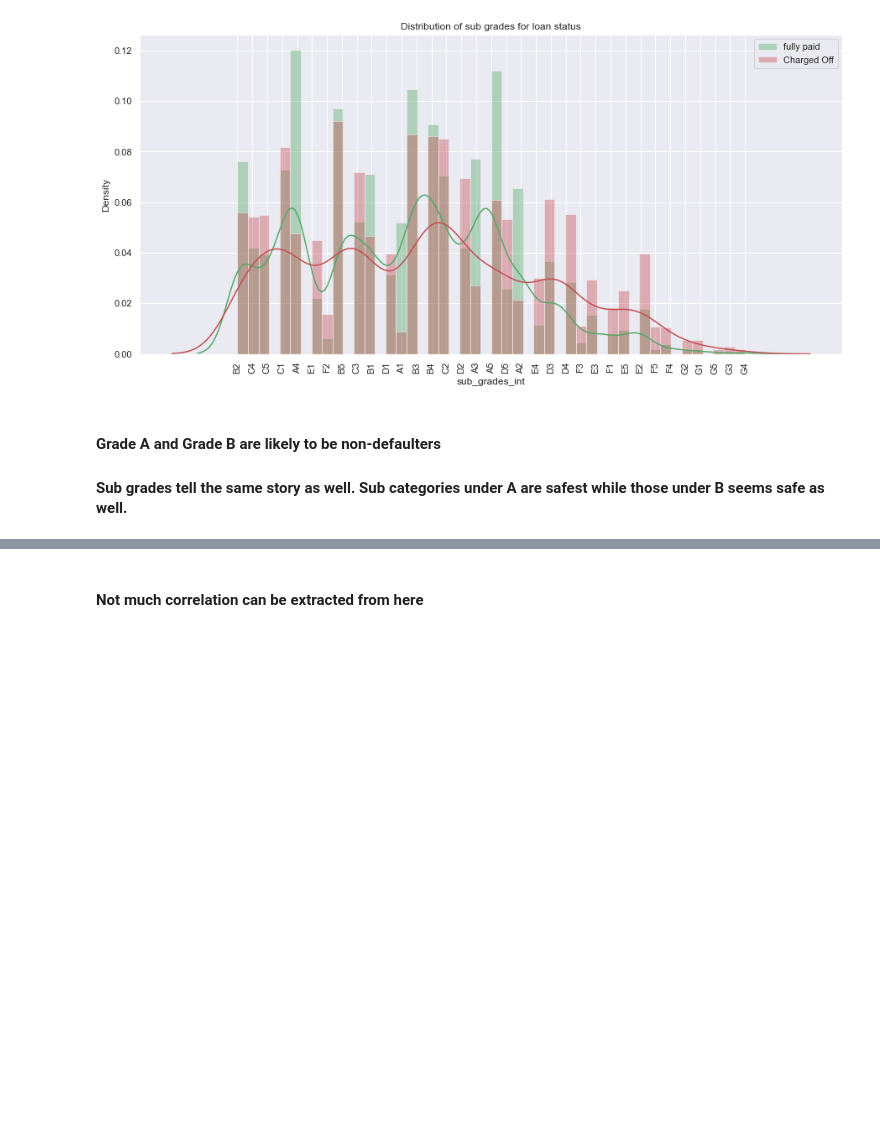
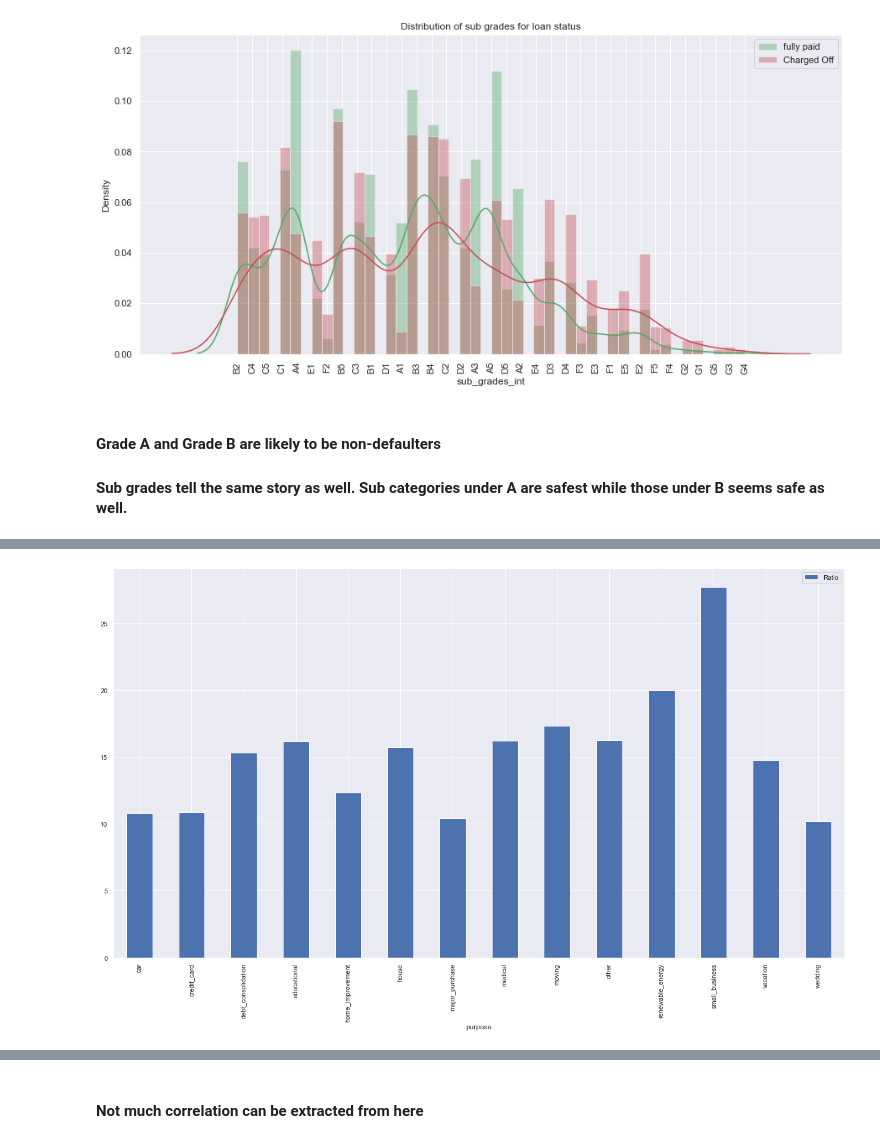
Before and after one commit to IamVib/LengingClubCaseStudy, a Jupyter notebook: Group_Facilitator_Vibhor.ipynb, the cells around one changed output, grey strips where cells are left out. Drawn from its saved outputs; the diff is of its cells as text; code cells hidden in the pictures; blank space fills up the shorter version.

```diff
--- a/Group_Facilitator_Vibhor.ipynb
+++ b/Group_Facilitator_Vibhor.ipynb
@@ -861,0 +781,12 @@ plt.show()
+# %%
+sns.set(rc={'figure.figsize':(22,12)})
+pvtPurpose = df.pivot_table(index="purpose",columns="loan_status_catg",values="helper", aggfunc = lambda x: x.sum())
+pvtPurpose = pvtPurpose[(pvtPurpose["Default"].notnull()) & (pvtPurpose["Non Default"].notnull())]
+def cal_ratio(x):
+    return (x["Default"]/(x["Default"]+x["Non Default"]))*100
+pvtPurpose["Ratio"] = pvtPurpose.apply(cal_ratio,axis=1)
+pvtPurpose.plot(kind="bar",y="Ratio")
+
+plt.show()
+# %% [output]
+[figure, added]
```
Also changed, not shown: parts of 129 cells of this notebook, 1 other file.
